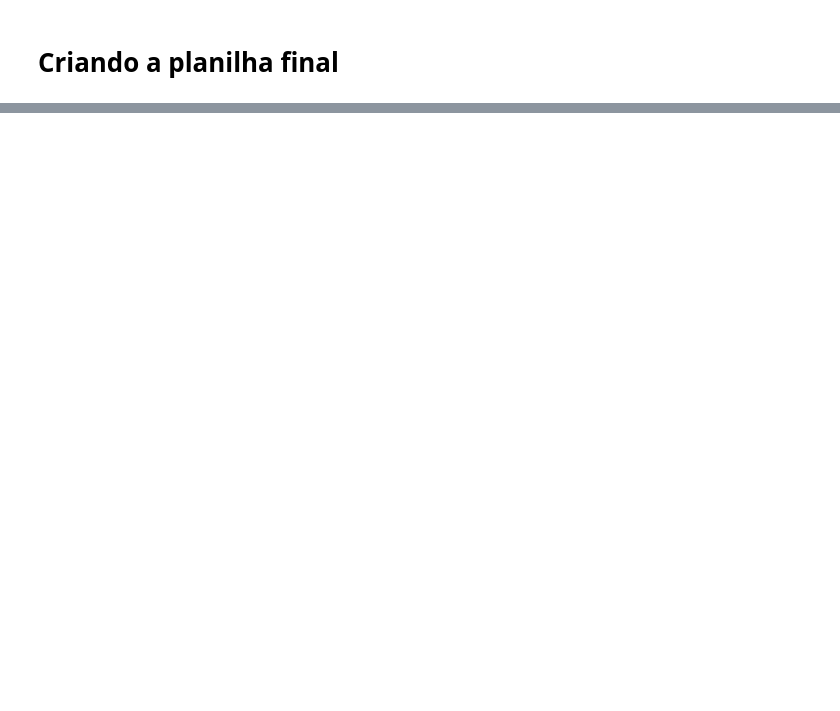
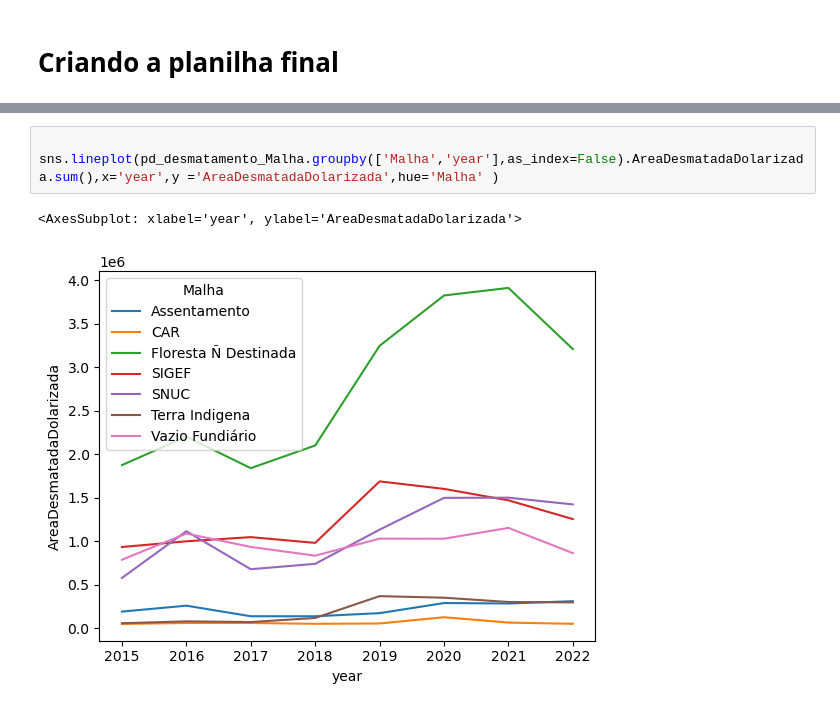
Before and after one commit to EduMinsky/AnaliseTelesPires, a Jupyter notebook: Analise Teles Pires.ipynb, the cells around one changed output, grey strips where cells are left out. Cells and saved outputs as stored; diff of their text form; blank space fills up the shorter version.

```diff
--- a/Analise Teles Pires.ipynb
+++ b/Analise Teles Pires.ipynb
@@ -256,0 +336,6 @@ See the caveats in the documentation: https://pandas.pydata.org/pandas-docs/stab
+# %%
+
+sns.lineplot(pd_desmatamento_Malha.groupby(['Malha','year'],as_index=False).AreaDesmatadaDolarizada.sum(),x='year',y ='AreaDesmatadaDolarizada',hue='Malha' )
+# %% [output]
+<AxesSubplot: xlabel='year', ylabel='AreaDesmatadaDolarizada'>
+[figure, added]
```
Also changed, not shown: parts of 15 cells of this notebook.
